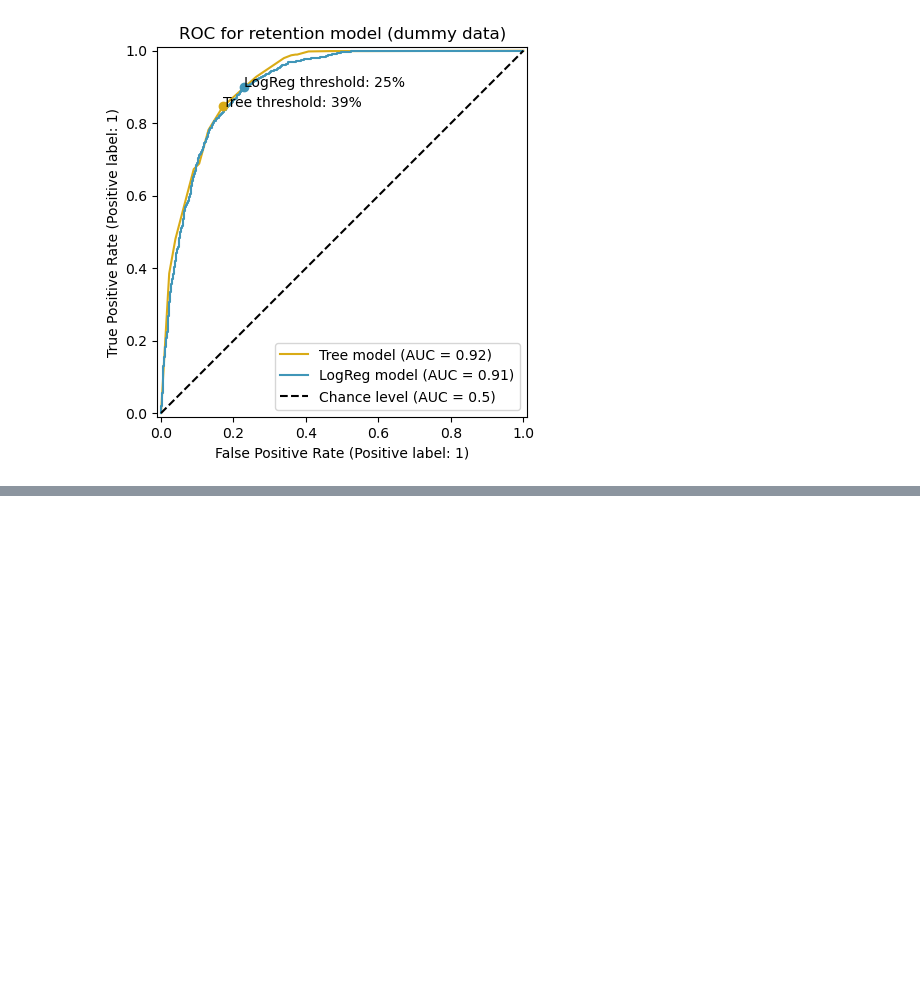
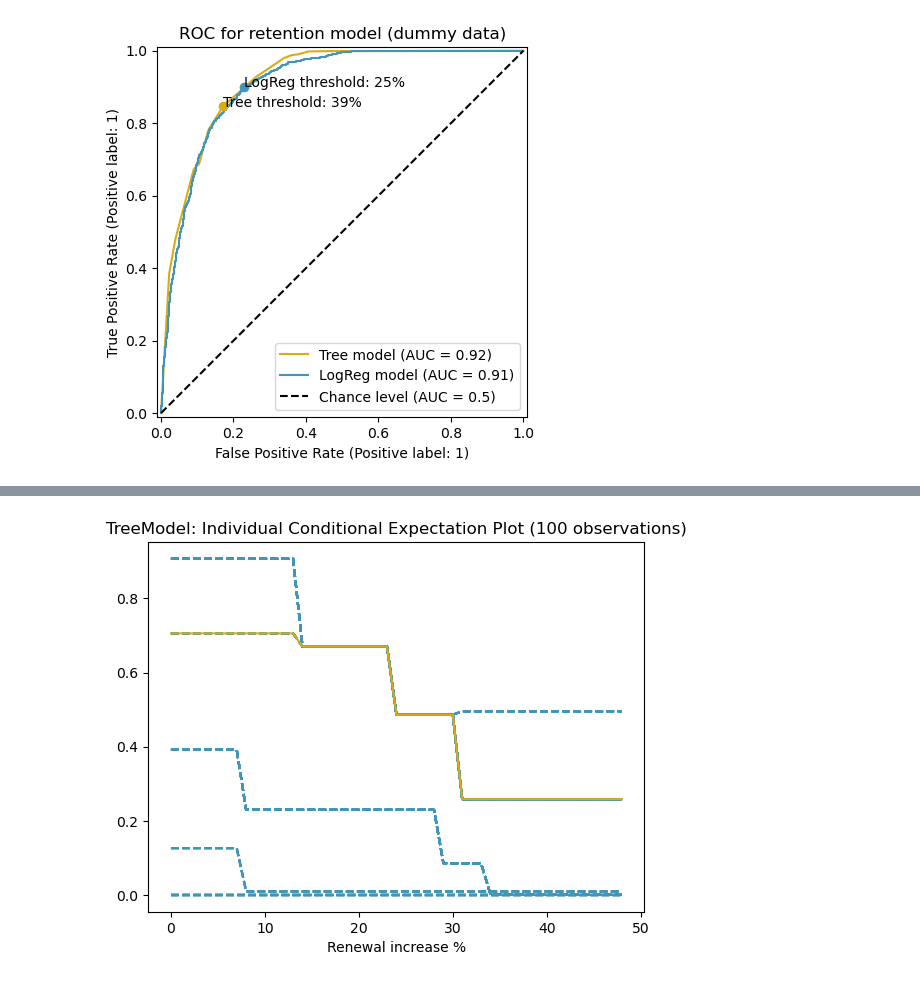
Before and after one commit to hellwind495/DataScienceDataViz, a Jupyter notebook: ROC synthetic data.ipynb, the cells around one changed output, grey strips where cells are left out. Saved outputs shown, nothing was run; the diff lists cells and outputs as text; code cells hidden in the pictures; blank space fills up the shorter version.

```diff
--- a/ROC synthetic data.ipynb
+++ b/ROC synthetic data.ipynb
@@ -96,0 +97,11 @@ plt.show()
+# %%
+from sklearn.inspection import partial_dependence
+ice = partial_dependence(clf_tree, X, features=[1], feature_names=["Driver Age", "Renewal increase"], kind="individual")
+for i in range(0,101):
+    plt.plot(ice.individual[0][i][:49], color="#4096b8", linestyle="--")
+plt.plot(ice.individual[0][25][:49], color="#d9ab16")
+plt.xlabel("Renewal increase %")
+plt.title("TreeModel: Individual Conditional Expectation Plot (100 observations)")
+plt.savefig("high quality images/Tree ICE illustration.pdf")
+# %% [output]
+[figure, added]
```
Also changed, not shown: parts of 3 cells of this notebook, 3 other files.
